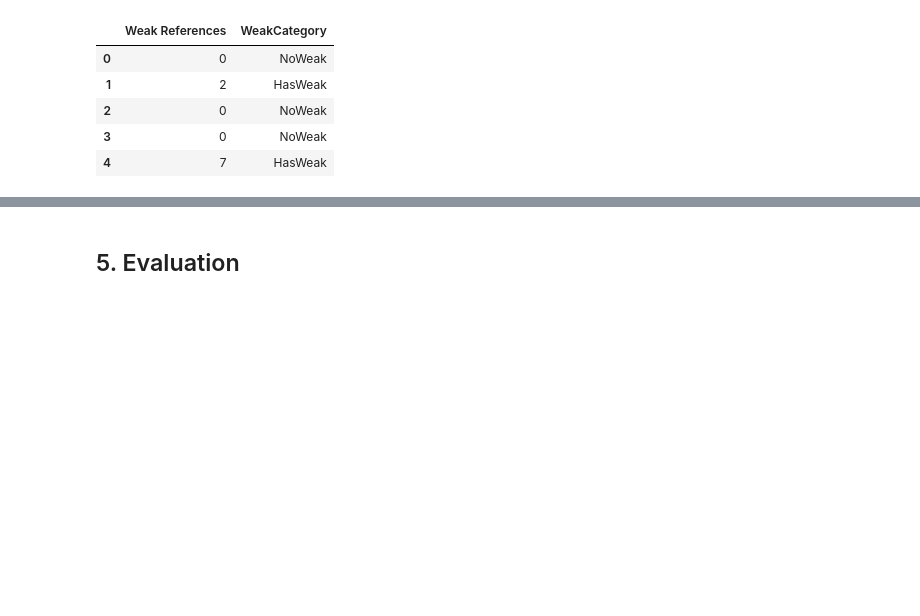
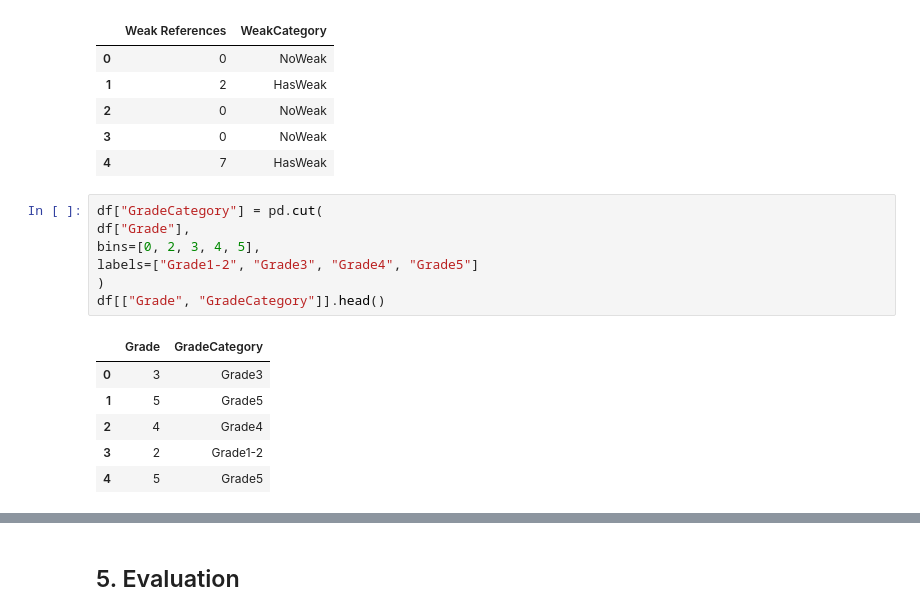
Before and after one commit to Jere-4/MachineLearningProject, a Jupyter notebook: project/thesis_grades.ipynb, the cells around one changed output, grey strips where cells are left out. Saved outputs shown, nothing was run; the diff lists cells and outputs as text; blank space fills up the shorter version.

```diff
--- a/project/thesis_grades.ipynb
+++ b/project/thesis_grades.ipynb
@@ -297,3 +321,17 @@ df[["Weak References", "WeakCategory"]].head()
 | 2 | 0 | NoWeak |
 | 3 | 0 | NoWeak |
 | 4 | 7 | HasWeak |
+# %%
+df["GradeCategory"] = pd.cut(
+df["Grade"],
+bins=[0, 2, 3, 4, 5],
+labels=["Grade1-2", "Grade3", "Grade4", "Grade5"]
+)
+df[["Grade", "GradeCategory"]].head()
+# %% [output]
+|  | Grade | GradeCategory |
+| 0 | 3 | Grade3 |
+| 1 | 5 | Grade5 |
+| 2 | 4 | Grade4 |
+| 3 | 2 | Grade1-2 |
+| 4 | 5 | Grade5 |
```
Also changed, not shown: parts of 5 cells of this notebook.
